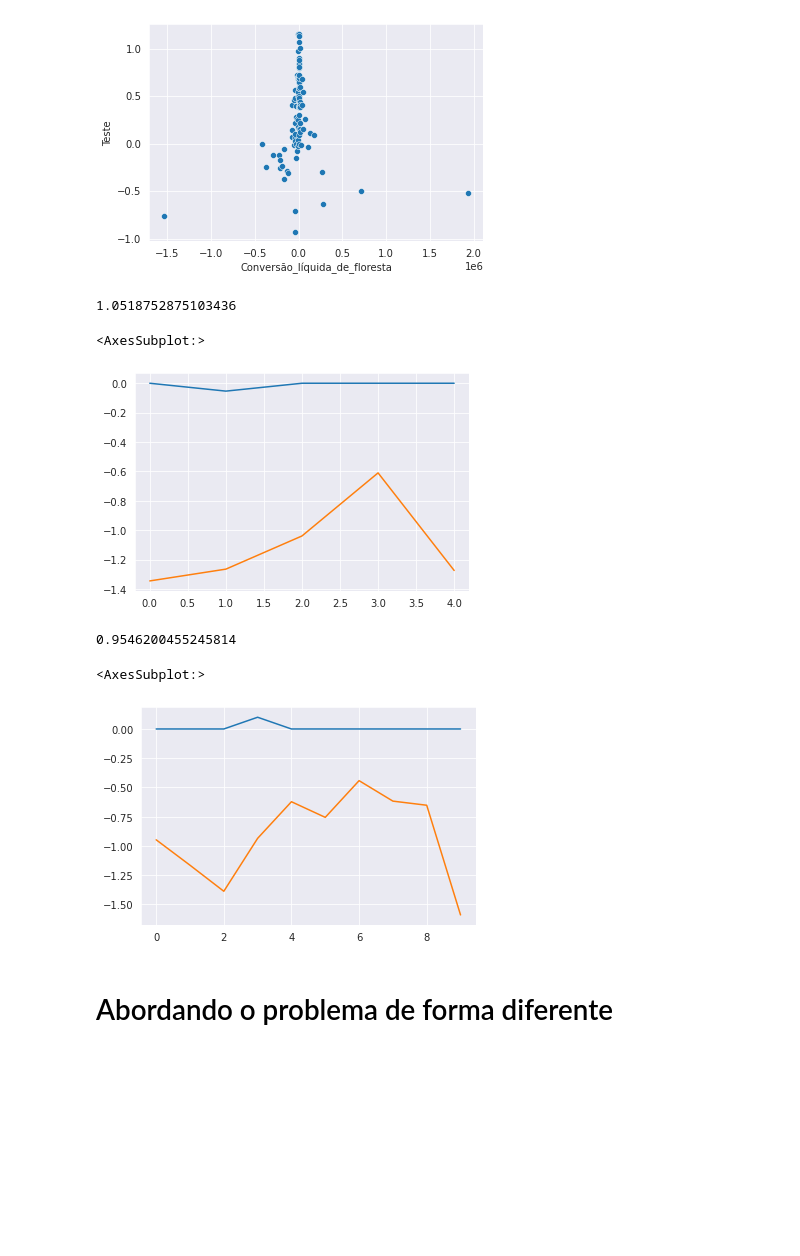
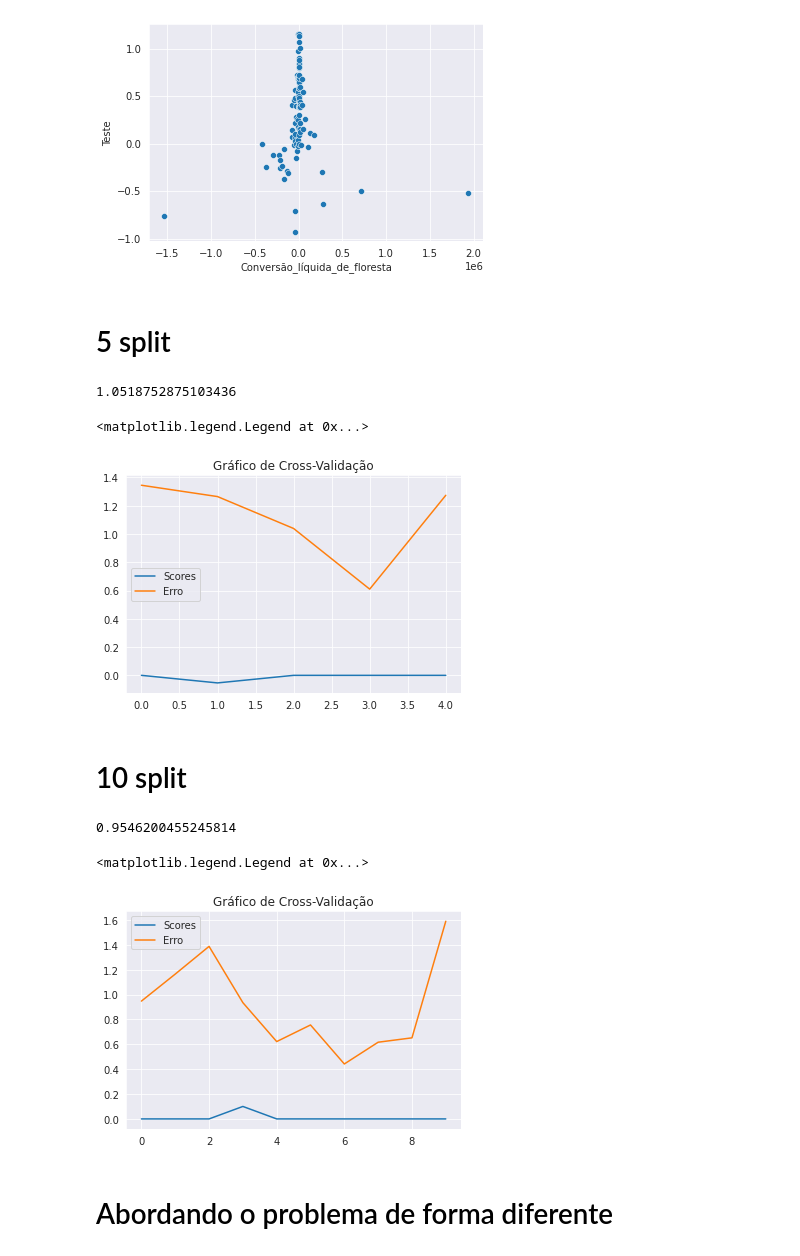
Before and after one commit to luanicaro/Desmatamento, a Jupyter notebook: src/Homework.ipynb, the cells around one changed output. Saved outputs shown, nothing was run; the diff lists cells and outputs as text; code cells hidden in the pictures; blank space fills up the shorter version.

```diff
--- a/src/Homework.ipynb
+++ b/src/Homework.ipynb
@@ -337,7 +359,3 @@ y_previsto = modelo.predict(X_test)
 metrics.r2_score(y_test, y_previsto).round(3)
 # %% [output]
 0.258
-# %%
-pipe = make_pipeline(StandardScaler(), LinearRegression())
-pipe.fit(X_train, y_train)
-pipe.score(X_test, y_test)
@@ -415,5 +454,0 @@ sns.lineplot(data=erro)
-# %%
-pcr = make_pipeline(StandardScaler(), PCA(n_components=2), LinearRegression())
-pcr.fit(X_train, y_train)
-y_prev = pcr.predict(X_test)
-y_prev.shape
@@ -461,18 +466,24 @@ dp = pd.concat([data_test, y_prev], axis=1)
 g = sns.scatterplot(x='Conversão_líquida_de_floresta', y = 'Teste',data=dp)
 # %% [output]
 [figure]
+# %% [markdown]
+# 5 split
 # %%
 folds = KFold(n_splits = 5)
 scores = cross_val_score(pls, X_train, y_train, scoring='explained_variance', cv=folds)
 
 erro = cross_val_score(pls, X_train, y_train, scoring='neg_root_mean_squared_error', cv=folds)
 print(np.sqrt(np.mean(abs(erro))))
 sns.lineplot(data=scores)
-sns.lineplot(data=erro)
+sns.lineplot(data=erro*(-1))
+plt.title("Gráfico de Cross-Validação")
+plt.legend(labels=['Scores', 'Erro'])
 # %% [output]
 1.0518752875103436
-<AxesSubplot:>
+<matplotlib.legend.Legend at 0x...>
-[figure, old version]
+[figure, new version]
+# %% [markdown]
+# 10 split
 # %%
 folds = KFold(n_splits = 10)
 scores = cross_val_score(pls, X_train, y_train, scoring='explained_variance', cv=folds)
@@ -480,9 +491,11 @@ scores = cross_val_score(pls, X_train, y_train, scoring='explained_variance', cv
 erro = cross_val_score(pls, X_train, y_train, scoring='neg_root_mean_squared_error', cv=folds)
 print(np.sqrt(np.mean(abs(erro))))
 sns.lineplot(data=scores)
-sns.lineplot(data=erro)
+sns.lineplot(data=erro*(-1))
+plt.title("Gráfico de Cross-Validação")
+plt.legend(labels=['Scores', 'Erro'])
 # %% [output]
 0.9546200455245814
-<AxesSubplot:>
+<matplotlib.legend.Legend at 0x...>
-[figure, old version]
+[figure, new version]
 # %% [markdown]
```
Also changed, not shown: parts of 28 cells of this notebook, 2 other files.
